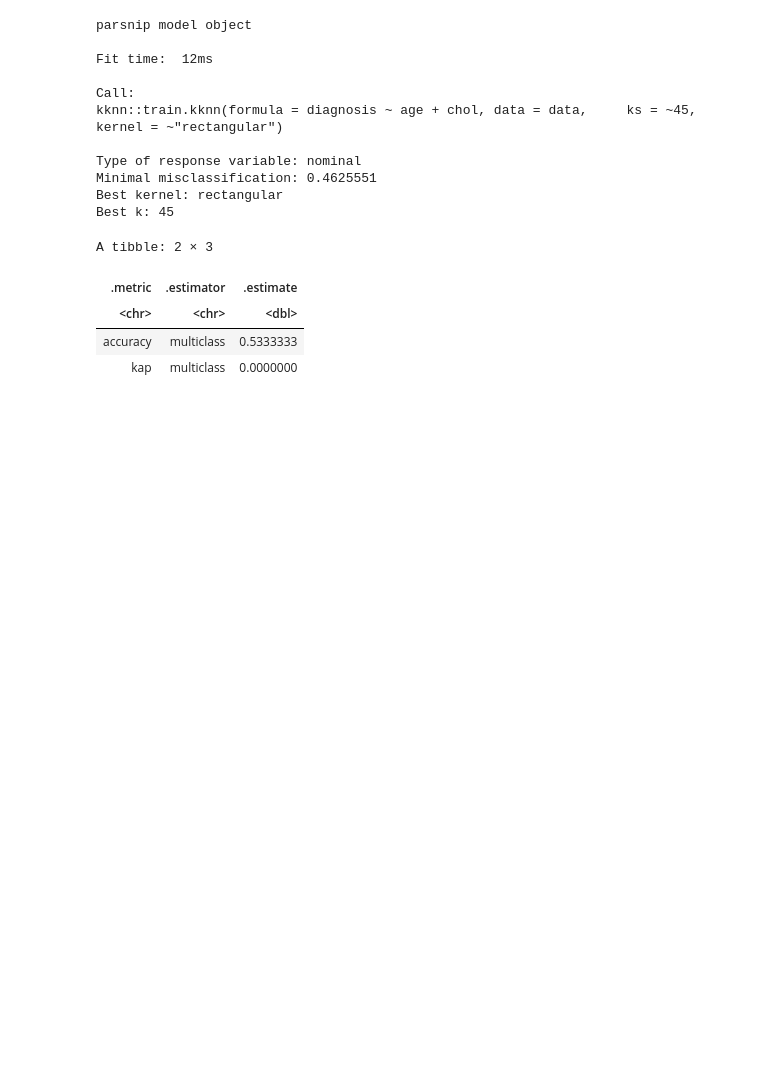
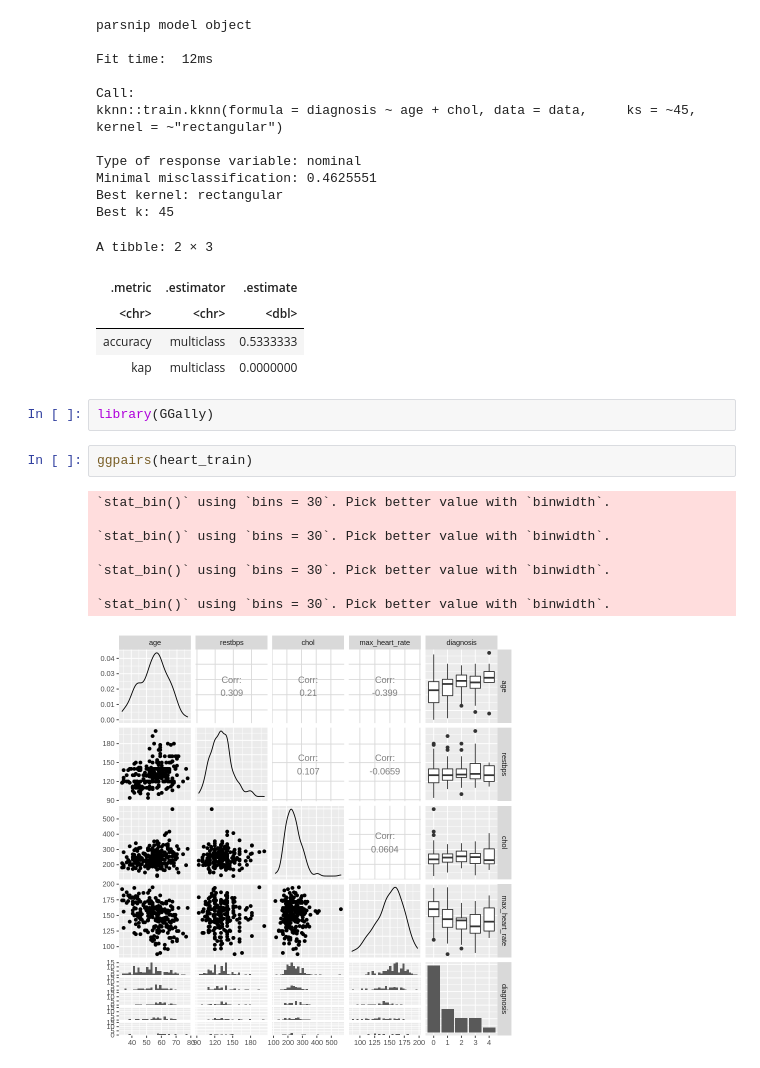
Before and after one commit to Q-Torstensen/heart_group_proposal, a Jupyter notebook: group_project_proposal.ipynb, the cells around one changed output. Drawn from its saved outputs; the diff is of its cells as text; blank space fills up the shorter version.

Commit message:
Added a Classification by colour graphs + a GGally comparison outline

```diff
--- a/group_project_proposal.ipynb
+++ b/group_project_proposal.ipynb
@@ -258,3 +260,16 @@ A tibble: 2 × 3
 | <chr> | <chr> | <dbl> |
 | accuracy | multiclass | 0.5333333 |
 | kap | multiclass | 0.0000000 |
+# %%
+library(GGally)
+# %%
+ggpairs(heart_train)
+# %% [output]
+`stat_bin()` using `bins = 30`. Pick better value with `binwidth`.
+
+`stat_bin()` using `bins = 30`. Pick better value with `binwidth`.
+
+`stat_bin()` using `bins = 30`. Pick better value with `binwidth`.
+
+`stat_bin()` using `bins = 30`. Pick better value with `binwidth`.
+[figure, added]
```
Also changed, not shown: parts of 3 cells of this notebook.
